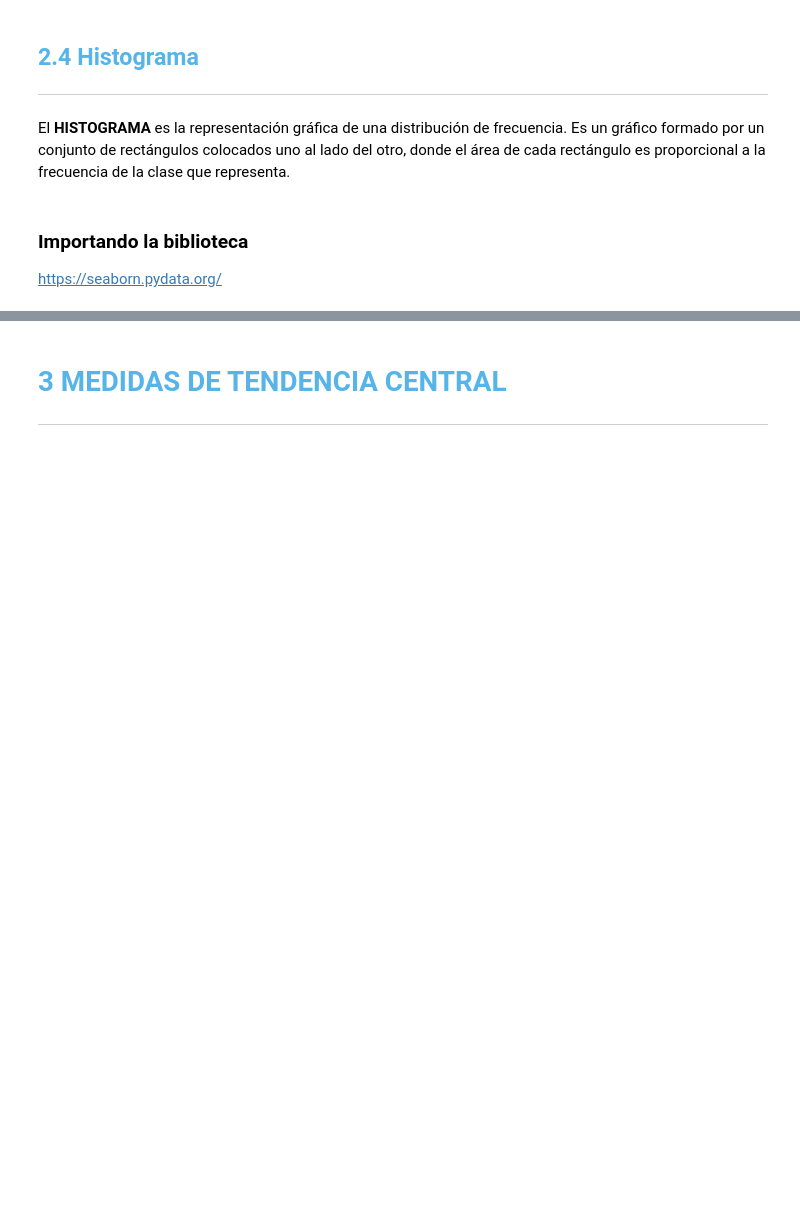
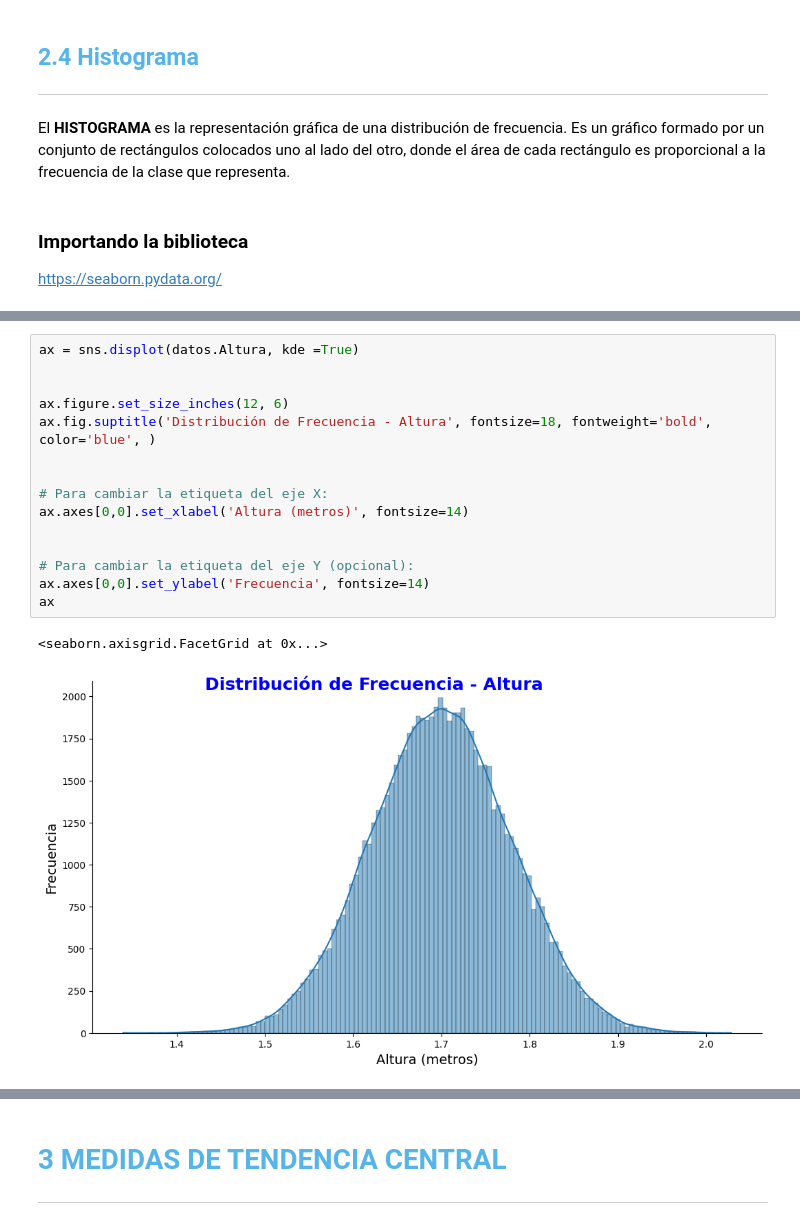
Before and after one commit to yuri19762008/001_ORACLE, a Jupyter notebook: 014_ESTADISTICAS_PYTHON/Curso_de_Estadística_con_Python_1.ipynb, the cells around one changed output, grey strips where cells are left out. Cells and saved outputs as stored; diff of their text form; blank space fills up the shorter version.

```diff
--- a/014_ESTADISTICAS_PYTHON/Curso_de_Estadística_con_Python_1.ipynb
+++ b/014_ESTADISTICAS_PYTHON/Curso_de_Estadística_con_Python_1.ipynb
@@ -317,0 +578,18 @@ https://seaborn.pydata.org/
+# %%
+ax = sns.displot(datos.Altura, kde =True)
+
+
+ax.figure.set_size_inches(12, 6)
+ax.fig.suptitle('Distribución de Frecuencia - Altura', fontsize=18, fontweight='bold', color='blue', )
+
+
+# Para cambiar la etiqueta del eje X:
+ax.axes[0,0].set_xlabel('Altura (metros)', fontsize=14)
+
+
+# Para cambiar la etiqueta del eje Y (opcional):
+ax.axes[0,0].set_ylabel('Frecuencia', fontsize=14)
+ax
+# %% [output]
+<seaborn.axisgrid.FacetGrid at 0x...>
+[figure, added]
```
Also changed, not shown: parts of 31 cells of this notebook.
